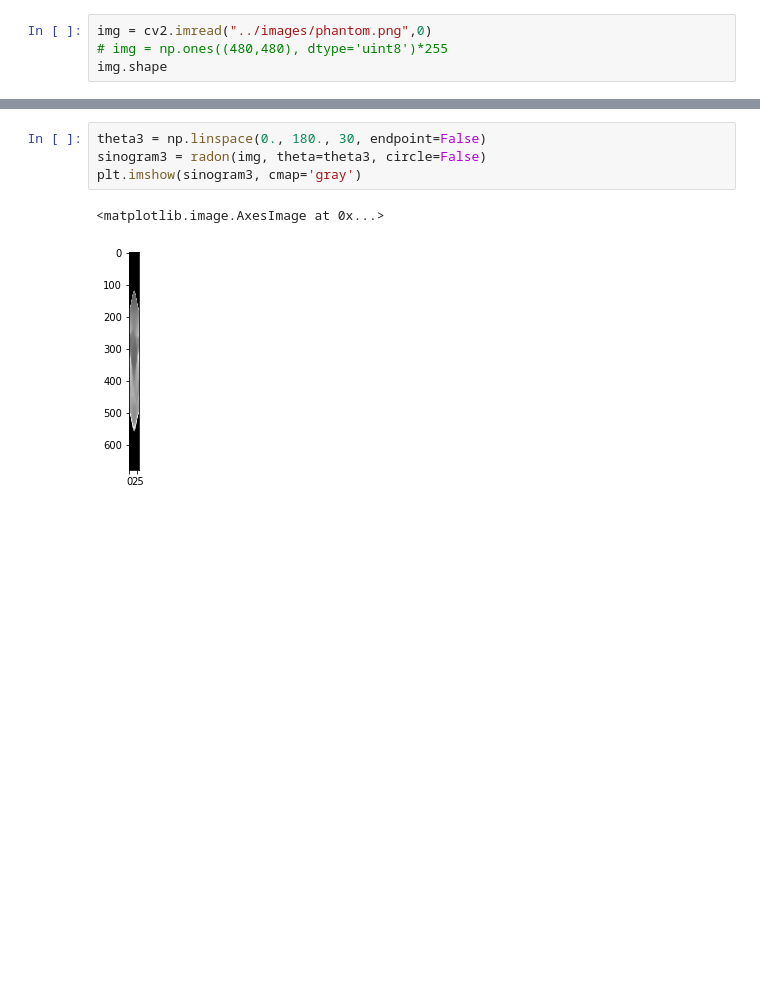
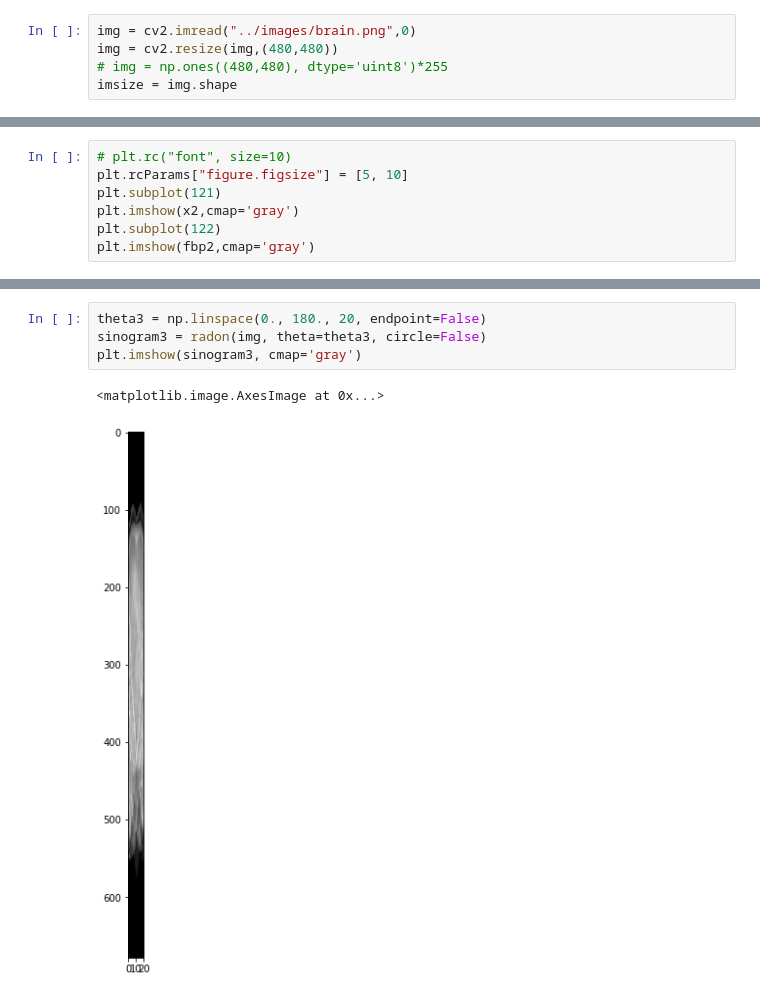
Before and after one commit to SachinG007/ct-image-reconstruction, a Jupyter notebook: jupyter_notebooks/ART.ipynb, the cells around one changed output, grey strips where cells are left out. Cells and saved outputs as stored; diff of their text form; blank space fills up the shorter version.

```diff
--- a/jupyter_notebooks/ART.ipynb
+++ b/jupyter_notebooks/ART.ipynb
@@ -7,5 +8,6 @@ import matplotlib.pyplot as plt
 %matplotlib inline
 # %%
-img = cv2.imread("../images/phantom.png",0)
+img = cv2.imread("../images/brain.png",0)
+img = cv2.resize(img,(480,480))
 # img = np.ones((480,480), dtype='uint8')*255
-img.shape
+imsize = img.shape
@@ -111,0 +112,7 @@ i limit reached
+# %%
+# plt.rc("font", size=10)
+plt.rcParams["figure.figsize"] = [5, 10]
+plt.subplot(121)
+plt.imshow(x2,cmap='gray')
+plt.subplot(122)
+plt.imshow(fbp2,cmap='gray')
@@ -122,9 +132,9 @@ FBP rms reconstruction error: 9.28
 # %%
-theta3 = np.linspace(0., 180., 30, endpoint=False)
+theta3 = np.linspace(0., 180., 20, endpoint=False)
 sinogram3 = radon(img, theta=theta3, circle=False)
 plt.imshow(sinogram3, cmap='gray')
 # %% [output]
 <matplotlib.image.AxesImage at 0x...>
-[figure, old version]
+[figure, new version]
 # %%
 fbp3 = iradon(sinogram3, theta=theta3, circle=False)
```
Also changed, not shown: parts of 30 cells of this notebook, 2 other files.
